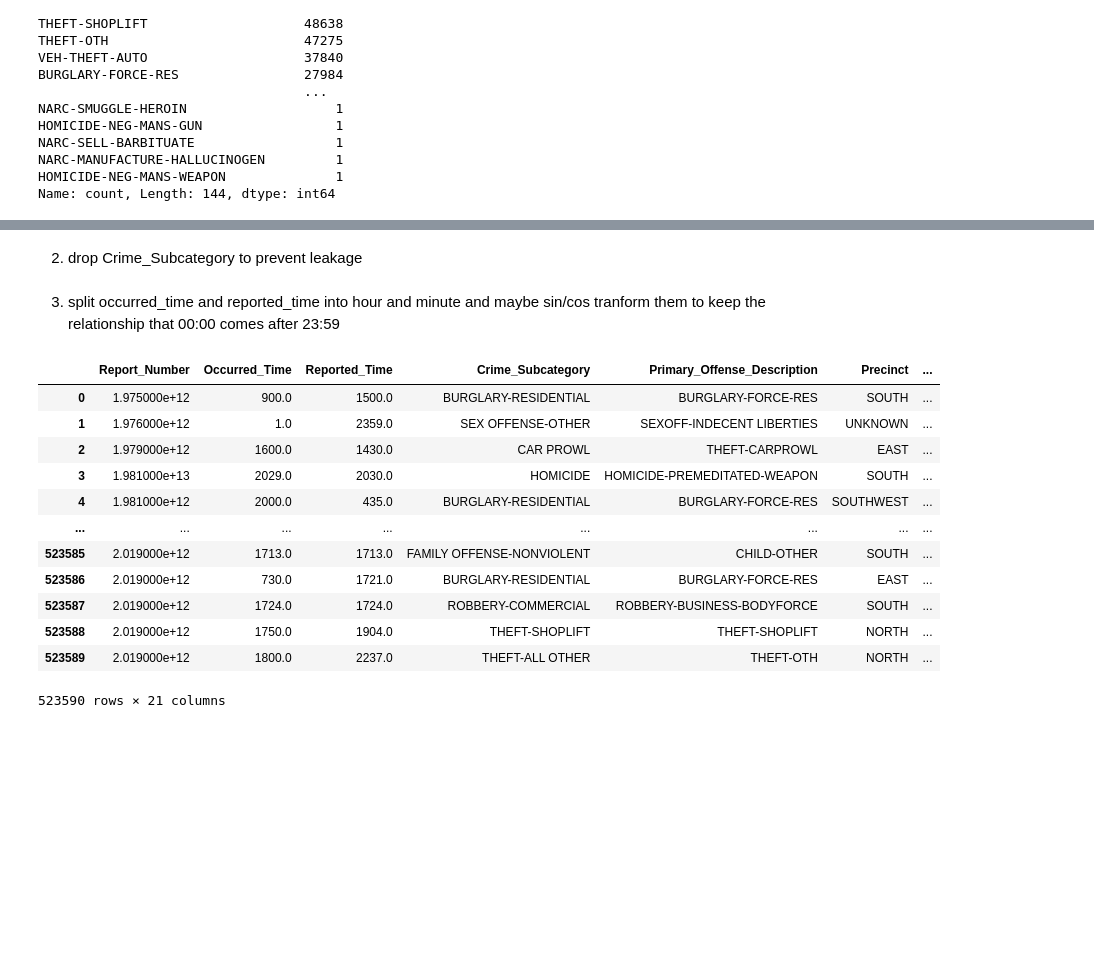
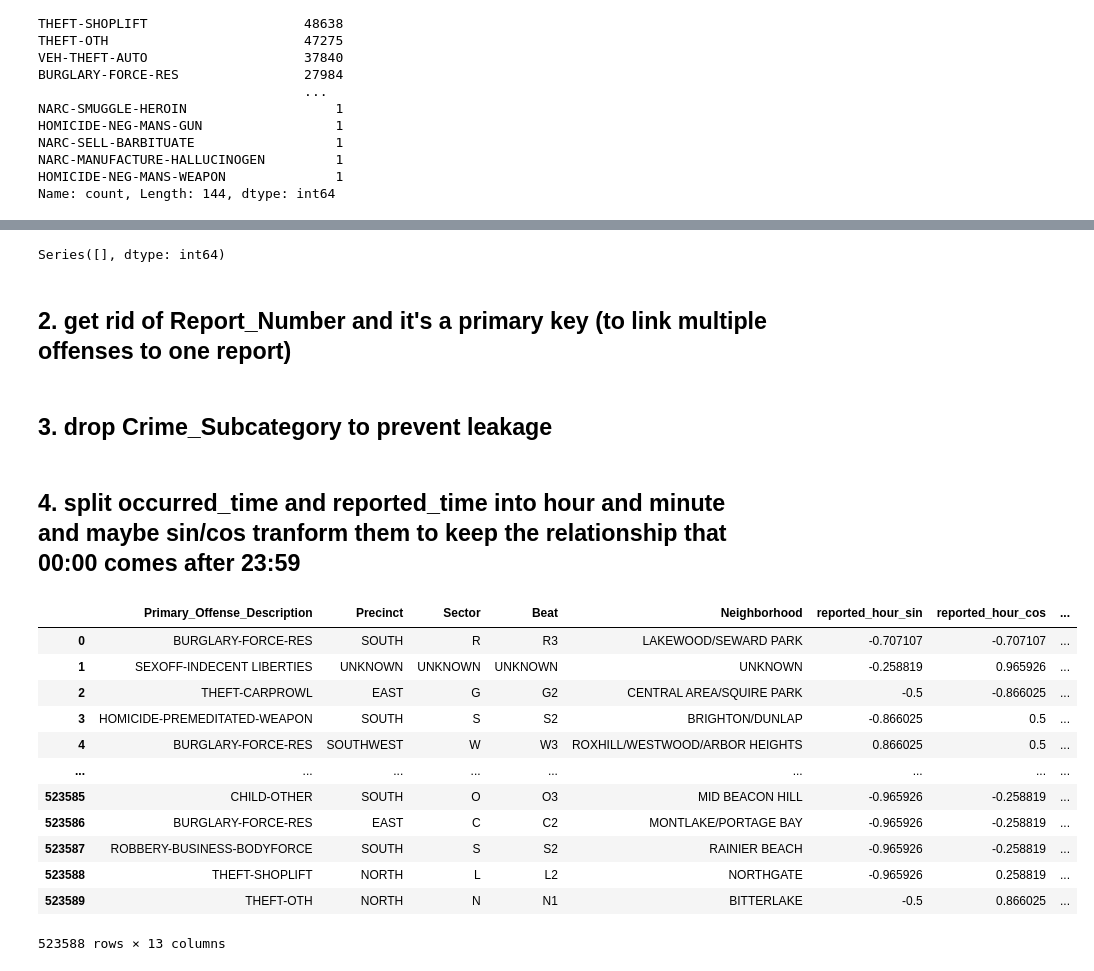
Before and after one commit to tomashobza/tuw_ml_seattle_crime, a Jupyter notebook: ml.ipynb, the cells around one changed output, grey strips where cells are left out. Drawn from its saved outputs; the diff is of its cells as text; code cells hidden in the pictures; blank space fills up the shorter version.

```diff
--- a/ml.ipynb
+++ b/ml.ipynb
@@ -73,0 +87,3 @@ Name: count, Length: 144, dtype: int64
+# %%
+# drop rows with missing Occurred_Time or Reported_Time
+new_df = new_df.dropna(subset=['Occurred_Time', 'Reported_Time'])
@@ -74,52 +92,60 @@ Name: count, Length: 144, dtype: int64
+# %%
+# For missing values in other columns, we can substitute them as a unified "UNKNOWN" category.
+new_df = new_df.fillna('UNKNOWN')
+print(new_df.isnull().sum()[new_df.isnull().sum() > 0])
+# %% [output]
+Series([], dtype: int64)
+# %% [markdown]
+## 2. get rid of Report_Number and it's a primary key (to link multiple offenses to one report)
 # %%
-# new_df = new_df.drop(columns=['Report_Number'])
+new_df = new_df.drop(columns=['Report_Number'])
 # %% [markdown]
-2. drop Crime_Subcategory to prevent leakage
+## 3. drop Crime_Subcategory to prevent leakage
 # %%
-# new_df = new_df.drop(columns=["Crime_Subcategory"])
+new_df = new_df.drop(columns=["Crime_Subcategory"])
 # %% [markdown]
-3. split occurred_time and reported_time into hour and minute and maybe sin/cos tranform them to keep the relationship that 00:00 comes after 23:59
+## 4. split occurred_time and reported_time into hour and minute and maybe sin/cos tranform them to keep the relationship that 00:00 comes after 23:59
 # %%
 # split "Reported_Time" into "reported_hour" and "reported_minute"
 new_df["reported_hour"] = new_df["Reported_Time"].apply(lambda x: int(x/100) if not pd.isna(x) else pd.NA)
 new_df["reported_minute"] = new_df["Reported_Time"].apply(lambda x: x % 100 if not pd.isna(x) else pd.NA)
 # make hours and minutes integers
 new_df["reported_hour"] = new_df["reported_hour"].astype("Int64")
 new_df["reported_minute"] = new_df["reported_minute"].astype("Int64")
 # cyclical encoding (sin/cos)
 new_df["reported_hour_sin"] = np.sin(2 * np.pi * new_df["reported_hour"] / 24)
 new_df["reported_hour_cos"] = np.cos(2 * np.pi * new_df["reported_hour"] / 24)
 new_df["reported_minute_sin"] = np.sin(2 * np.pi * new_df["reported_minute"] / 60)
 new_df["reported_minute_cos"] = np.cos(2 * np.pi * new_df["reported_minute"] / 60)
 
 # split "Occurred_Time" into "occured_hour" and "occured_minute"
 new_df["occured_hour"] = new_df["Occurred_Time"].apply(lambda x: int(x/100) if not pd.isna(x) else pd.NA)
 new_df["occured_minute"] = new_df["Occurred_Time"].apply(lambda x: x % 100 if not pd.isna(x) else pd.NA)
 # make hours and minutes integers
 new_df["occured_hour"] = new_df["occured_hour"].astype("Int64")
 new_df["occured_minute"] = new_df["occured_minute"].astype("Int64")
 # cyclical encoding (sin/cos)
 new_df["occured_hour_sin"] = np.sin(2 * np.pi * new_df["occured_hour"] / 24)
 new_df["occured_hour_cos"] = np.cos(2 * np.pi * new_df["occured_hour"] / 24)
 new_df["occured_minute_sin"] = np.sin(2 * np.pi * new_df["occured_minute"] / 60)
 new_df["occured_minute_cos"] = np.cos(2 * np.pi * new_df["occured_minute"] / 60)
 
 # drop Reported_Time, Occurred_Time, reported_hour, reported_minute, occured_hour, occured_minute
-# new_df = new_df.drop(columns=["Reported_Time", "Occurred_Time", "reported_hour", "reported_minute", "occured_hour", "occured_minute"])
+new_df = new_df.drop(columns=["Reported_Time", "Occurred_Time", "reported_hour", "reported_minute", "occured_hour", "occured_minute"])
 
 new_df
 # %% [output]
-|  | Report_Number | Occurred_Time | Reported_Time | Crime_Subcategory | Primary_Offense_Description | Precinct | ... |
-| 0 | 1.975000e+12 | 900.0 | 1500.0 | BURGLARY-RESIDENTIAL | BURGLARY-FORCE-RES | SOUTH | ... |
-| 1 | 1.976000e+12 | 1.0 | 2359.0 | SEX OFFENSE-OTHER | SEXOFF-INDECENT LIBERTIES | UNKNOWN | ... |
-| 2 | 1.979000e+12 | 1600.0 | 1430.0 | CAR PROWL | THEFT-CARPROWL | EAST | ... |
-| 3 | 1.981000e+13 | 2029.0 | 2030.0 | HOMICIDE | HOMICIDE-PREMEDITATED-WEAPON | SOUTH | ... |
-| 4 | 1.981000e+12 | 2000.0 | 435.0 | BURGLARY-RESIDENTIAL | BURGLARY-FORCE-RES | SOUTHWEST | ... |
-| ... | ... | ... | ... | ... | ... | ... | ... |
-| 523585 | 2.019000e+12 | 1713.0 | 1713.0 | FAMILY OFFENSE-NONVIOLENT | CHILD-OTHER | SOUTH | ... |
-| 523586 | 2.019000e+12 | 730.0 | 1721.0 | BURGLARY-RESIDENTIAL | BURGLARY-FORCE-RES | EAST | ... |
-| 523587 | 2.019000e+12 | 1724.0 | 1724.0 | ROBBERY-COMMERCIAL | ROBBERY-BUSINESS-BODYFORCE | SOUTH | ... |
-| 523588 | 2.019000e+12 | 1750.0 | 1904.0 | THEFT-SHOPLIFT | THEFT-SHOPLIFT | NORTH | ... |
-| 523589 | 2.019000e+12 | 1800.0 | 2237.0 | THEFT-ALL OTHER | THEFT-OTH | NORTH | ... |
+|  | Primary_Offense_Description | Precinct | Sector | Beat | Neighborhood | reported_hour_sin | reported_hour_cos | ... |
+| 0 | BURGLARY-FORCE-RES | SOUTH | R | R3 | LAKEWOOD/SEWARD PARK | -0.707107 | -0.707107 | ... |
+| 1 | SEXOFF-INDECENT LIBERTIES | UNKNOWN | UNKNOWN | UNKNOWN | UNKNOWN | -0.258819 | 0.965926 | ... |
+| 2 | THEFT-CARPROWL | EAST | G | G2 | CENTRAL AREA/SQUIRE PARK | -0.5 | -0.866025 | ... |
+| 3 | HOMICIDE-PREMEDITATED-WEAPON | SOUTH | S | S2 | BRIGHTON/DUNLAP | -0.866025 | 0.5 | ... |
+| 4 | BURGLARY-FORCE-RES | SOUTHWEST | W | W3 | ROXHILL/WESTWOOD/ARBOR HEIGHTS | 0.866025 | 0.5 | ... |
+| ... | ... | ... | ... | ... | ... | ... | ... | ... |
+| 523585 | CHILD-OTHER | SOUTH | O | O3 | MID BEACON HILL | -0.965926 | -0.258819 | ... |
+| 523586 | BURGLARY-FORCE-RES | EAST | C | C2 | MONTLAKE/PORTAGE BAY | -0.965926 | -0.258819 | ... |
+| 523587 | ROBBERY-BUSINESS-BODYFORCE | SOUTH | S | S2 | RAINIER BEACH | -0.965926 | -0.258819 | ... |
+| 523588 | THEFT-SHOPLIFT | NORTH | L | L2 | NORTHGATE | -0.965926 | 0.258819 | ... |
+| 523589 | THEFT-OTH | NORTH | N | N1 | BITTERLAKE | -0.5 | 0.866025 | ... |
-523590 rows × 21 columns
+523588 rows × 13 columns
 # %% [markdown]
```
Also changed, not shown: parts of 17 cells of this notebook.
